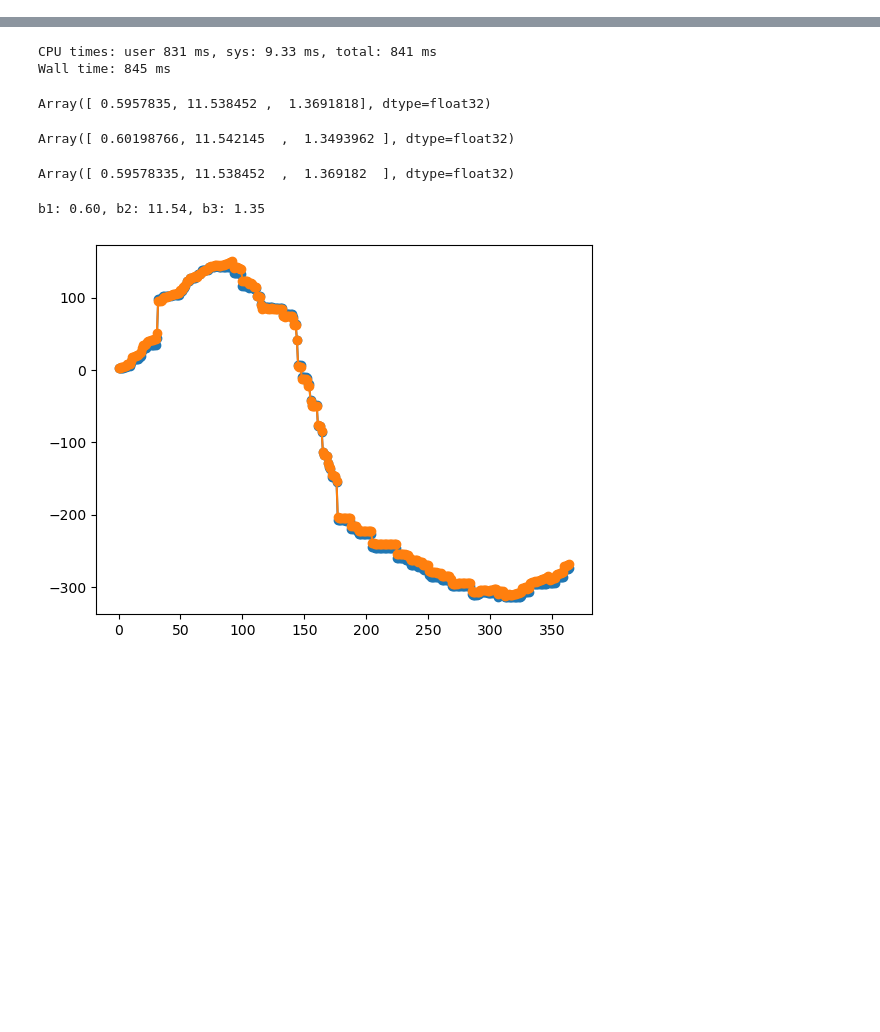
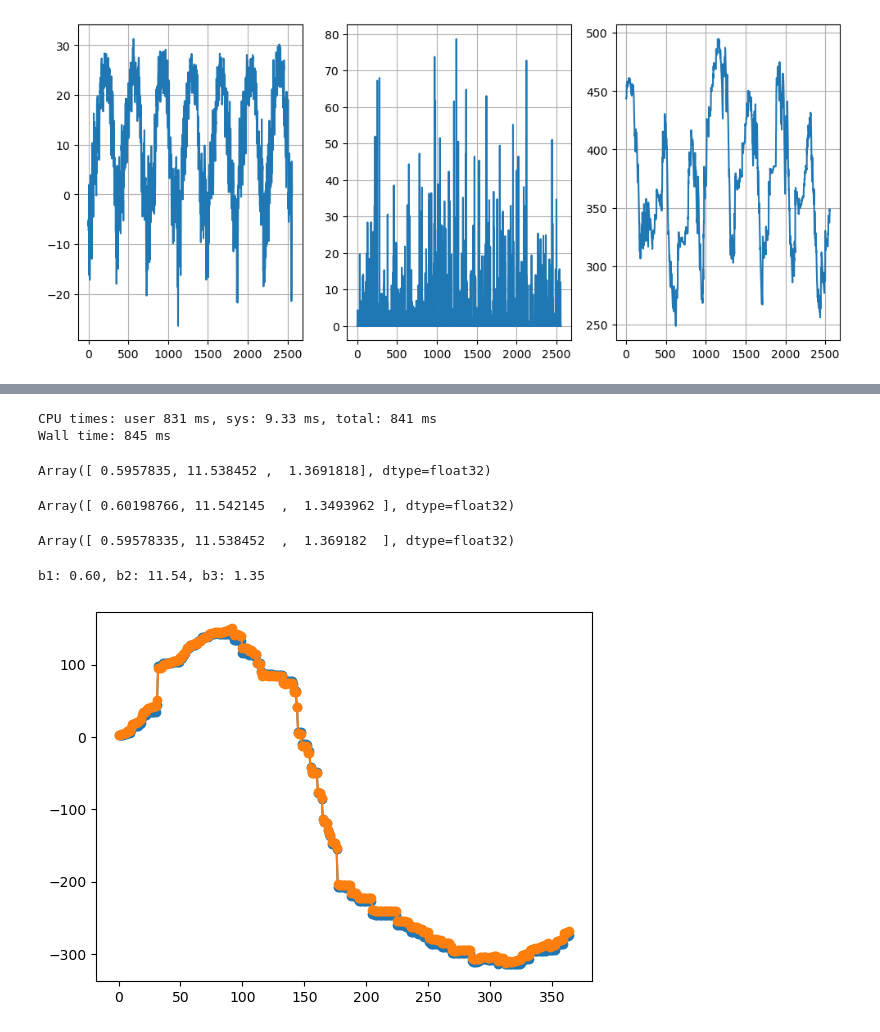
Before and after one commit to david0811/lafferty-etal-2024-tbd, a Jupyter notebook: code/99_jax_test.ipynb, the cells around one changed output, grey strips where cells are left out. Cells and saved outputs as stored; diff of their text form; code cells hidden in the pictures; blank space fills up the shorter version.

```diff
--- a/code/99_jax_test.ipynb
+++ b/code/99_jax_test.ipynb
@@ -135,0 +59,19 @@ plt.show()
+# %%
+# Select random grid point
+ix = 100
+iy = 40
+
+fig, axs = plt.subplots(1,3, figsize=(12,5))
+axs[0].plot(test_in['tas'][ix,iy,:])
+axs[0].grid()
+
+axs[1].plot(test_in['prcp'][ix,iy,:])
+axs[1].grid()
+
+# Smap
+axs[2].plot(test_out[ix,iy,:])
+axs[2].grid()
+
+plt.show()
+# %% [output]
+[figure, added]
```
Also changed, not shown: parts of 57 cells of this notebook, 2 other files.
